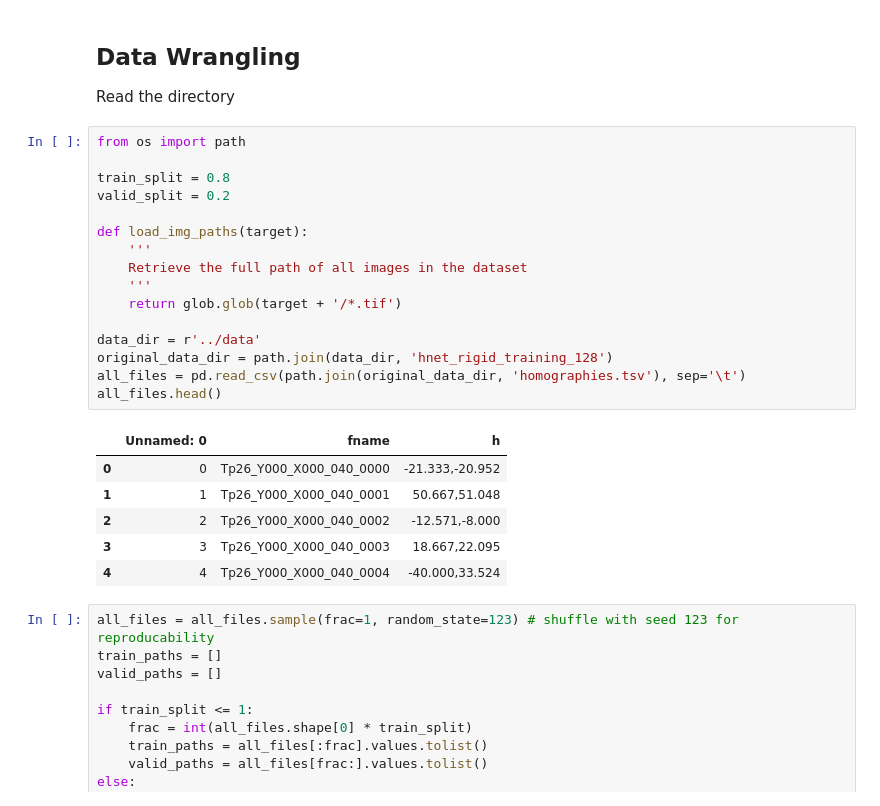
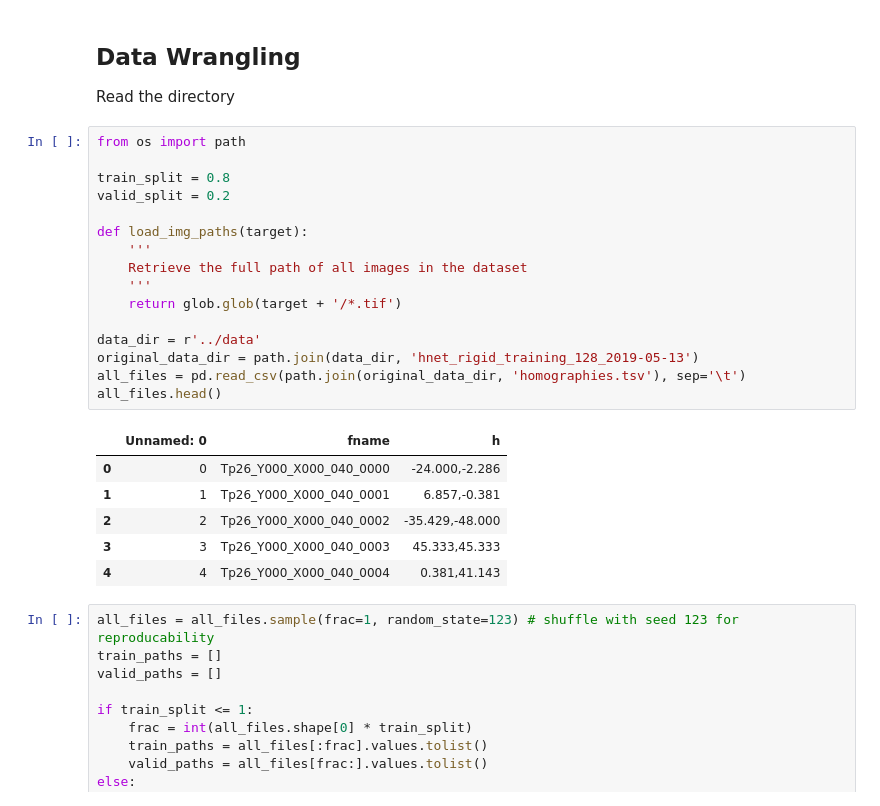
Before and after one commit to tristaaan/stitch-eval, a Jupyter notebook: notebooks/HomograpyNet-rigid.ipynb, the cells around one changed output. Drawn from its saved outputs; the diff is of its cells as text.

```diff
--- a/notebooks/HomograpyNet-rigid.ipynb
+++ b/notebooks/HomograpyNet-rigid.ipynb
@@ -38,26 +38,26 @@ Read the directory
 # %%
 from os import path
 
 train_split = 0.8
 valid_split = 0.2
 
 def load_img_paths(target):
     '''
     Retrieve the full path of all images in the dataset
     '''
     return glob.glob(target + '/*.tif')
 
 data_dir = r'../data'
-original_data_dir = path.join(data_dir, 'hnet_rigid_training_128')
+original_data_dir = path.join(data_dir, 'hnet_rigid_training_128_2019-05-13')
 all_files = pd.read_csv(path.join(original_data_dir, 'homographies.tsv'), sep='\t')
 all_files.head()
 # %% [output]
 |  | Unnamed: 0 | fname | h |
-| 0 | 0 | Tp26_Y000_X000_040_0000 | -21.333,-20.952 |
-| 1 | 1 | Tp26_Y000_X000_040_0001 | 50.667,51.048 |
-| 2 | 2 | Tp26_Y000_X000_040_0002 | -12.571,-8.000 |
-| 3 | 3 | Tp26_Y000_X000_040_0003 | 18.667,22.095 |
-| 4 | 4 | Tp26_Y000_X000_040_0004 | -40.000,33.524 |
+| 0 | 0 | Tp26_Y000_X000_040_0000 | -24.000,-2.286 |
+| 1 | 1 | Tp26_Y000_X000_040_0001 | 6.857,-0.381 |
+| 2 | 2 | Tp26_Y000_X000_040_0002 | -35.429,-48.000 |
+| 3 | 3 | Tp26_Y000_X000_040_0003 | 45.333,45.333 |
+| 4 | 4 | Tp26_Y000_X000_040_0004 | 0.381,41.143 |
 # %%
 all_files = all_files.sample(frac=1, random_state=123) # shuffle with seed 123 for reproducability
 train_paths = []
```
Also changed, not shown: parts of 10 cells of this notebook, 2 other files.
